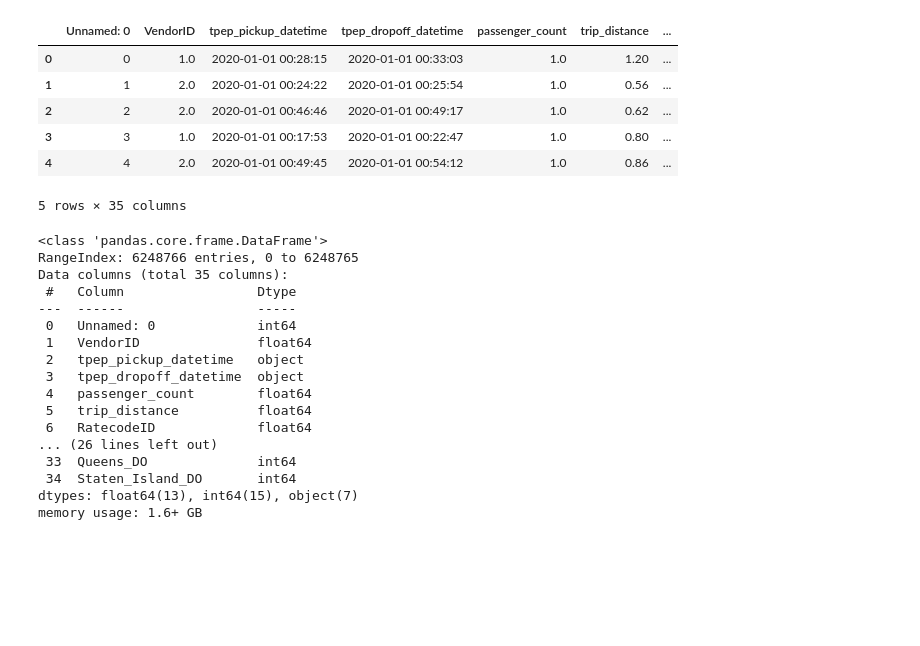
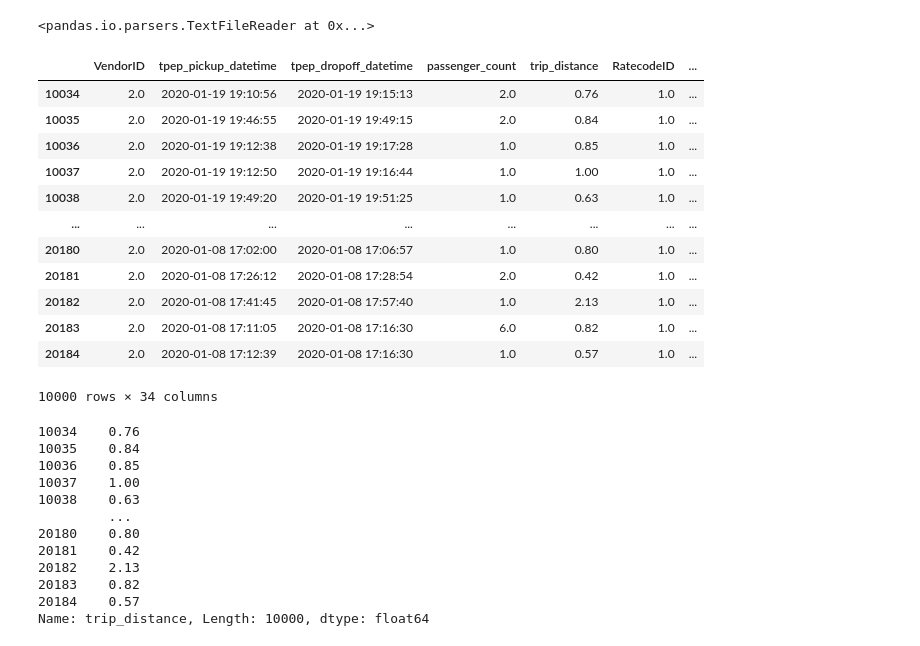
Before and after one commit to loalberto/Springboard-DataScienceCapstone2, a Jupyter notebook: Testing_Taxi_data.ipynb, the cells around one changed output. Drawn from its saved outputs; the diff is of its cells as text; code cells hidden in the pictures; blank space fills up the shorter version.

```diff
--- a/Testing_Taxi_data.ipynb
+++ b/Testing_Taxi_data.ipynb
@@ -10,41 +10,25 @@ from sklearn.model_selection import train_test_split
 from sklearn.preprocessing import scale
 import random
 # %%
-df = pd.read_csv('datasets/Clean_Pandemic_Taxi_Data.csv')
+df_itr = pd.read_csv('datasets/Clean_Pandemic_Taxi_Data.csv', chunksize=10000, index_col=0)
+df_itr
+# %% [output]
+<pandas.io.parsers.TextFileReader at 0x...>
-# %%
-df.head()
-# %% [output]
-|  | Unnamed: 0 | VendorID | tpep_pickup_datetime | tpep_dropoff_datetime | passenger_count | trip_distance | ... |
-| 0 | 0 | 1.0 | 2020-01-01 00:28:15 | 2020-01-01 00:33:03 | 1.0 | 1.20 | ... |
-| 1 | 1 | 2.0 | 2020-01-01 00:24:22 | 2020-01-01 00:25:54 | 1.0 | 0.56 | ... |
-| 2 | 2 | 2.0 | 2020-01-01 00:46:46 | 2020-01-01 00:49:17 | 1.0 | 0.62 | ... |
-| 3 | 3 | 1.0 | 2020-01-01 00:17:53 | 2020-01-01 00:22:47 | 1.0 | 0.80 | ... |
-| 4 | 4 | 2.0 | 2020-01-01 00:49:45 | 2020-01-01 00:54:12 | 1.0 | 0.86 | ... |
-5 rows × 35 columns
-# %%
-df.info()
-# %% [output]
-<class 'pandas.core.frame.DataFrame'>
-RangeIndex: 6248766 entries, 0 to 6248765
-Data columns (total 35 columns):
- #   Column                 Dtype
----  ------                 -----
- 0   Unnamed: 0             int64
- 1   VendorID               float64
- 2   tpep_pickup_datetime   object
- 3   tpep_dropoff_datetime  object
- 4   passenger_count        float64
- 5   trip_distance          float64
- 6   RatecodeID             float64
-... (26 lines left out)
- 33  Queens_DO              int64
- 34  Staten_Island_DO       int64
-dtypes: float64(13), int64(15), object(7)
-memory usage: 1.6+ GB
-# %%
-df =  df.drop(['Unnamed: 0', 'tpep_pickup_datetime',
-             'tpep_dropoff_datetime', 'store_and_fwd_flag', 'zone_PU',
-             'Borough_PU', 'zone_DO', 'Borough_DO'], axis=1)
-df_scaled = scale(df)
-y = df[['total_amount']]
-X = df.drop(['total_amount'], axis=1)
+# %%
+for df in df_itr:
+    break
+df
+# %% [output]
+|  | VendorID | tpep_pickup_datetime | tpep_dropoff_datetime | passenger_count | trip_distance | RatecodeID | ... |
+| 10034 | 2.0 | 2020-01-19 19:10:56 | 2020-01-19 19:15:13 | 2.0 | 0.76 | 1.0 | ... |
+| 10035 | 2.0 | 2020-01-19 19:46:55 | 2020-01-19 19:49:15 | 2.0 | 0.84 | 1.0 | ... |
+| 10036 | 2.0 | 2020-01-19 19:12:38 | 2020-01-19 19:17:28 | 1.0 | 0.85 | 1.0 | ... |
+| 10037 | 2.0 | 2020-01-19 19:12:50 | 2020-01-19 19:16:44 | 1.0 | 1.00 | 1.0 | ... |
+| 10038 | 2.0 | 2020-01-19 19:49:20 | 2020-01-19 19:51:25 | 1.0 | 0.63 | 1.0 | ... |
+| ... | ... | ... | ... | ... | ... | ... | ... |
+| 20180 | 2.0 | 2020-01-08 17:02:00 | 2020-01-08 17:06:57 | 1.0 | 0.80 | 1.0 | ... |
+| 20181 | 2.0 | 2020-01-08 17:26:12 | 2020-01-08 17:28:54 | 2.0 | 0.42 | 1.0 | ... |
+| 20182 | 2.0 | 2020-01-08 17:41:45 | 2020-01-08 17:57:40 | 1.0 | 2.13 | 1.0 | ... |
+| 20183 | 2.0 | 2020-01-08 17:11:05 | 2020-01-08 17:16:30 | 6.0 | 0.82 | 1.0 | ... |
+| 20184 | 2.0 | 2020-01-08 17:12:39 | 2020-01-08 17:16:30 | 1.0 | 0.57 | 1.0 | ... |
+10000 rows × 34 columns
@@ -50,0 +38,16 @@ X = df.drop(['total_amount'], axis=1)
+# %%
+x_trip_distance = df[x_name]
+x_trip_distance
+# %% [output]
+10034    0.76
+10035    0.84
+10036    0.85
+10037    1.00
+10038    0.63
+         ...
+20180    0.80
+20181    0.42
+20182    2.13
+20183    0.82
+20184    0.57
+Name: trip_distance, Length: 10000, dtype: float64
```
Also changed, not shown: parts of 12 cells of this notebook.
